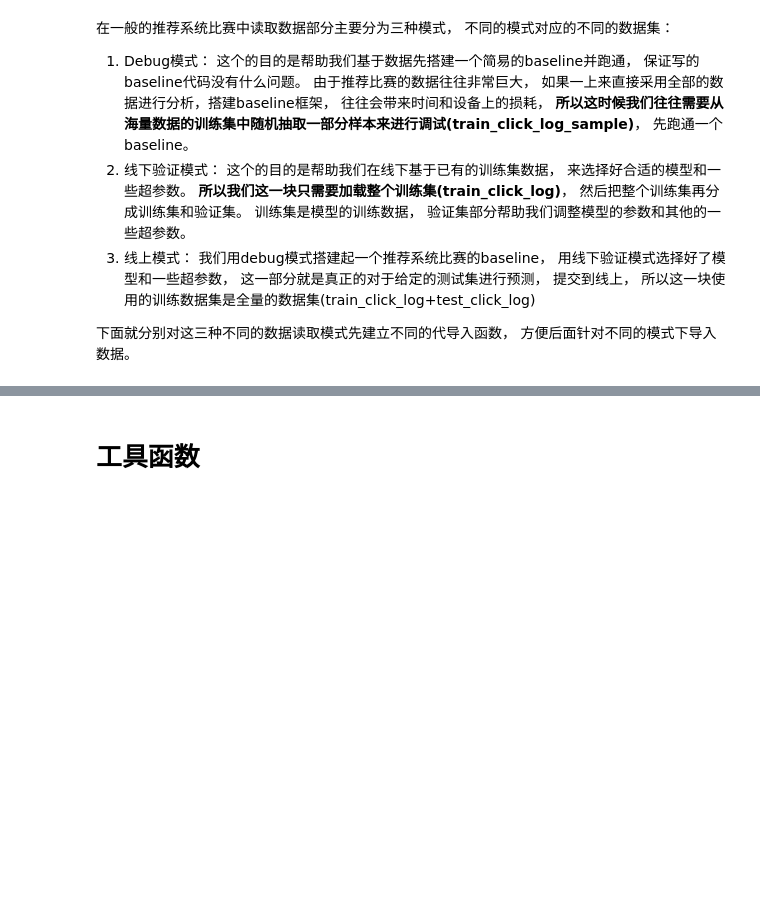
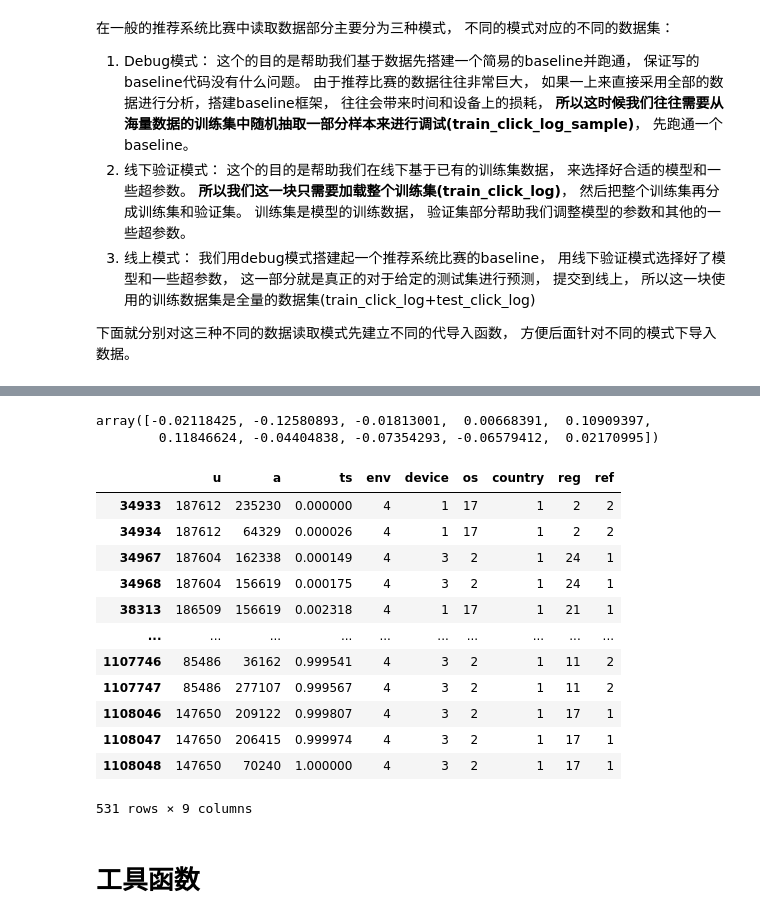
Before and after one commit to leemengtw/pyrec, a Jupyter notebook: projects/data_whale_china/task3-recall.ipynb, the cells around one changed output, grey strips where cells are left out. Saved outputs shown, nothing was run; the diff lists cells and outputs as text; code cells hidden in the pictures; blank space fills up the shorter version.

```diff
--- a/projects/data_whale_china/task3-recall.ipynb
+++ b/projects/data_whale_china/task3-recall.ipynb
@@ -65,7 +68,7 @@ metric_recall = False
 下面就分别对这三种不同的数据读取模式先建立不同的代导入函数， 方便后面针对不同的模式下导入数据。
 # %%
 # debug模式： 从训练集中划出一部分数据来调试代码
-def get_all_click_sample(data_path, sample_nums=10000):
+def get_all_click_sample(data_path, sample_nums=100):
     """
         训练集中采样一部分数据调试
         data_path: 原数据的存储路径
@@ -93,3 +96,7 @@ def get_all_click_df(data_path='./data_raw/', offline=True):
 
     all_click = all_click.drop_duplicates((['user_id', 'click_article_id', 'click_timestamp']))
     return all_click
+# %%
+c = get_all_click_sample(data_path, 100)
+c.columns = ['u', 'a', 'ts', 'env', 'device', 'os', 'country', 'reg', 'ref']
+c.shape
@@ -119,3 +160,8 @@ def get_item_emb_dict(data_path):
+# %%
+a_emb_d[0][:10]
+# %% [output]
+array([-0.02118425, -0.12580893, -0.01813001,  0.00668391,  0.10909397,
+        0.11846624, -0.04404838, -0.07354293, -0.06579412,  0.02170995])
 # %%
 max_min_scaler = lambda x : (x-np.min(x))/(np.max(x)-np.min(x))
 # %%
@@ -130 +176,18 @@ all_click_df['click_timestamp'] = all_click_df[['click_timestamp']].apply(max_mi
+# %%
+c['ts'] = c[['ts']].apply(max_min_scaler)
+c
+# %% [output]
+|  | u | a | ts | env | device | os | country | reg | ref |
+| 34933 | 187612 | 235230 | 0.000000 | 4 | 1 | 17 | 1 | 2 | 2 |
+| 34934 | 187612 | 64329 | 0.000026 | 4 | 1 | 17 | 1 | 2 | 2 |
+| 34967 | 187604 | 162338 | 0.000149 | 4 | 3 | 2 | 1 | 24 | 1 |
+| 34968 | 187604 | 156619 | 0.000175 | 4 | 3 | 2 | 1 | 24 | 1 |
+| 38313 | 186509 | 156619 | 0.002318 | 4 | 1 | 17 | 1 | 21 | 1 |
+| ... | ... | ... | ... | ... | ... | ... | ... | ... | ... |
+| 1107746 | 85486 | 36162 | 0.999541 | 4 | 3 | 2 | 1 | 11 | 2 |
+| 1107747 | 85486 | 277107 | 0.999567 | 4 | 3 | 2 | 1 | 11 | 2 |
+| 1108046 | 147650 | 209122 | 0.999807 | 4 | 3 | 2 | 1 | 17 | 1 |
+| 1108047 | 147650 | 206415 | 0.999974 | 4 | 3 | 2 | 1 | 17 | 1 |
+| 1108048 | 147650 | 70240 | 1.000000 | 4 | 3 | 2 | 1 | 17 | 1 |
+531 rows × 9 columns
 # %%
```
Also changed, not shown: parts of 15 cells of this notebook, 1 other file.
